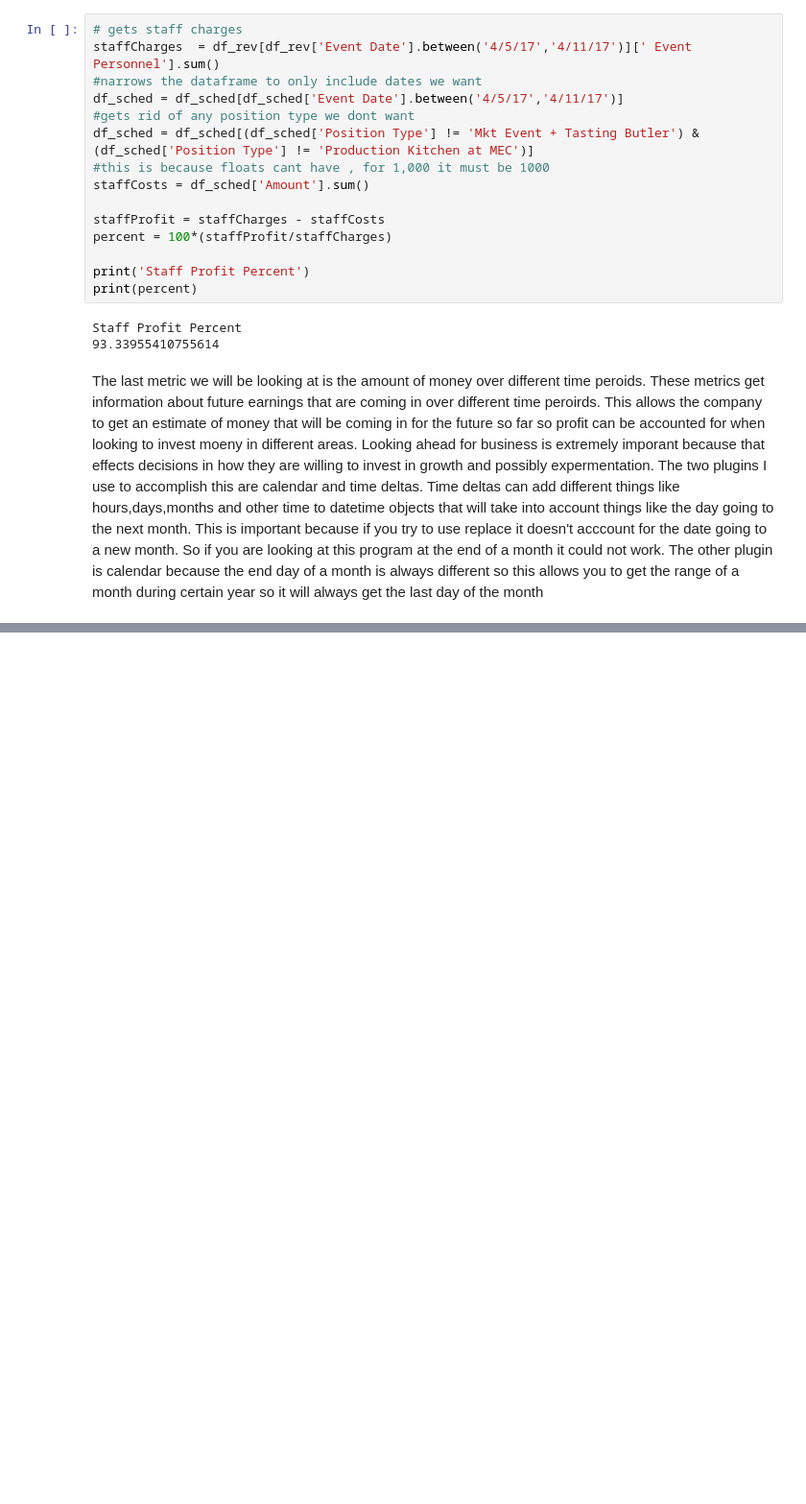
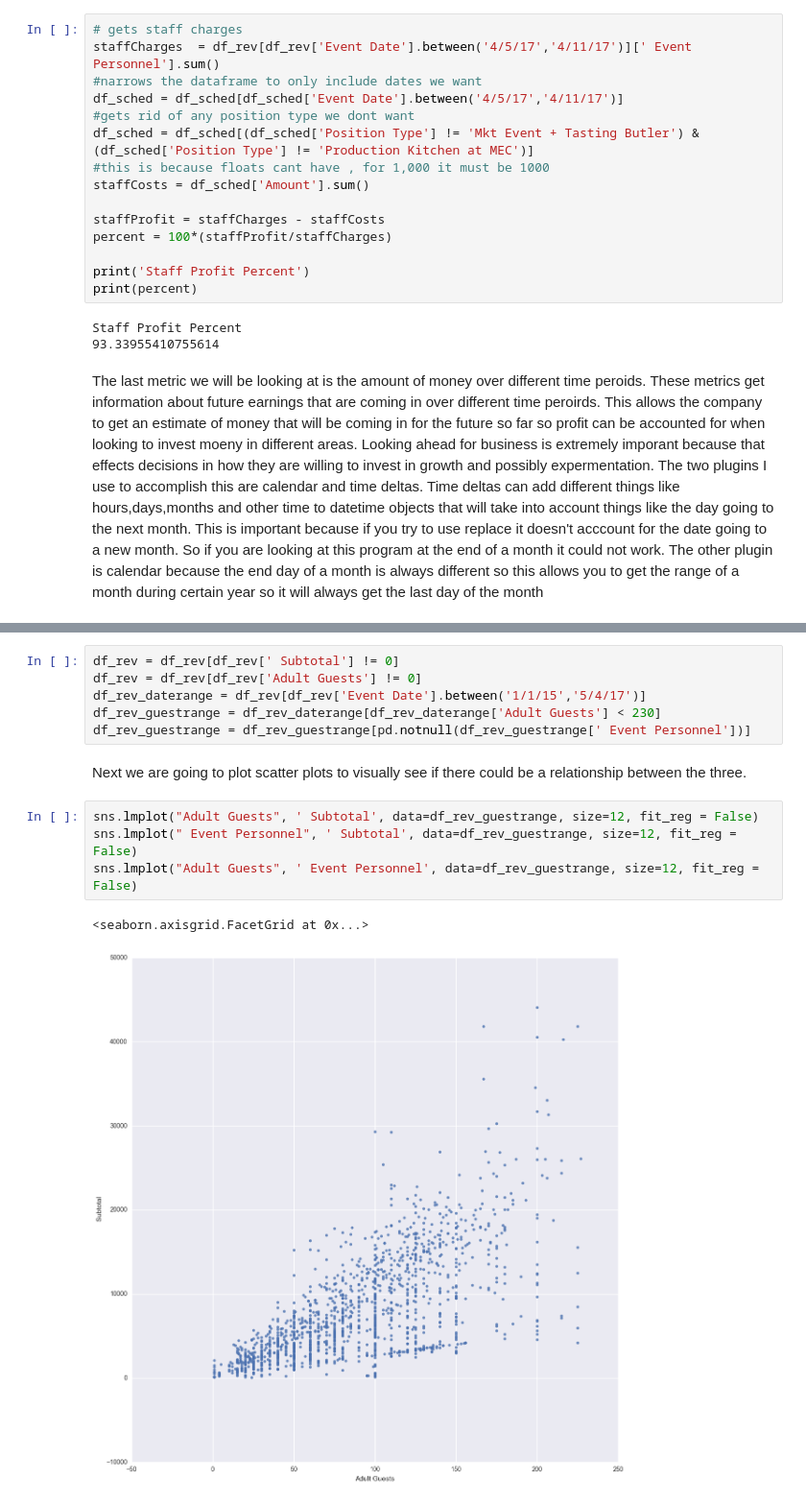
Before and after one commit to JaredJRoss/JaredJRoss.github.io, a Jupyter notebook: Final Tutorial.ipynb, the cells around one changed output, grey strips where cells are left out. Shown: that part at 96% size. Cells and saved outputs as stored; diff of their text form; blank space fills up the shorter version.

```diff
--- a/Final Tutorial.ipynb
+++ b/Final Tutorial.ipynb
@@ -278,0 +306,15 @@ TentTwoMonth = df_tent[df_tent['Event Date'].between(start_date2.replace(day = 1
+# %%
+df_rev = df_rev[df_rev[' Subtotal'] != 0]
+df_rev = df_rev[df_rev['Adult Guests'] != 0]
+df_rev_daterange = df_rev[df_rev['Event Date'].between('1/1/15','5/4/17')]
+df_rev_guestrange = df_rev_daterange[df_rev_daterange['Adult Guests'] < 230]
+df_rev_guestrange = df_rev_guestrange[pd.notnull(df_rev_guestrange[' Event Personnel'])]
+# %% [markdown]
+Next we are going to plot scatter plots to visually see if there could be a relationship between the three.
+# %%
+sns.lmplot("Adult Guests", ' Subtotal', data=df_rev_guestrange, size=12, fit_reg = False)
+sns.lmplot(" Event Personnel", ' Subtotal', data=df_rev_guestrange, size=12, fit_reg = False)
+sns.lmplot("Adult Guests", ' Event Personnel', data=df_rev_guestrange, size=12, fit_reg = False)
+# %% [output]
+<seaborn.axisgrid.FacetGrid at 0x...>
+[figure, added]
```
Also changed, not shown: parts of 20 cells of this notebook, 1 other file.
